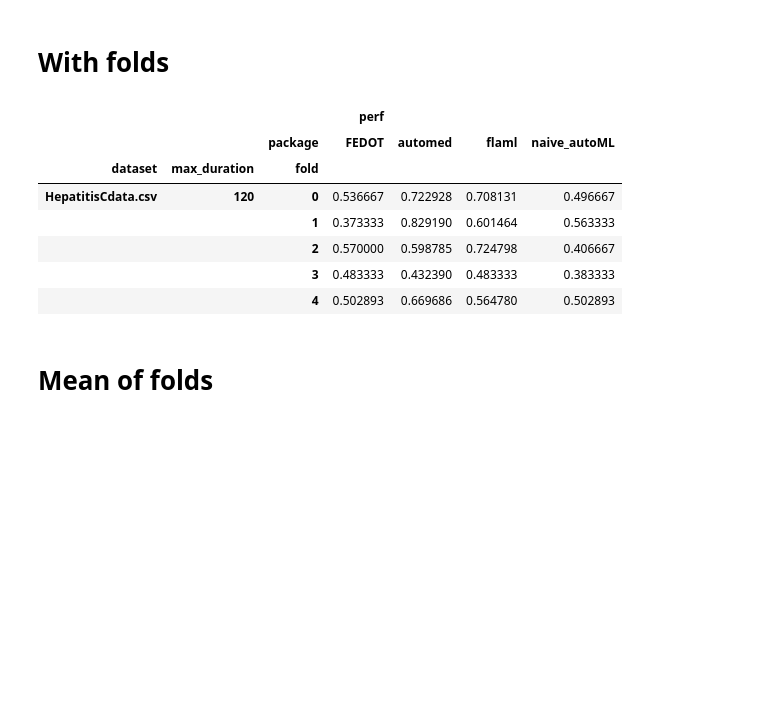
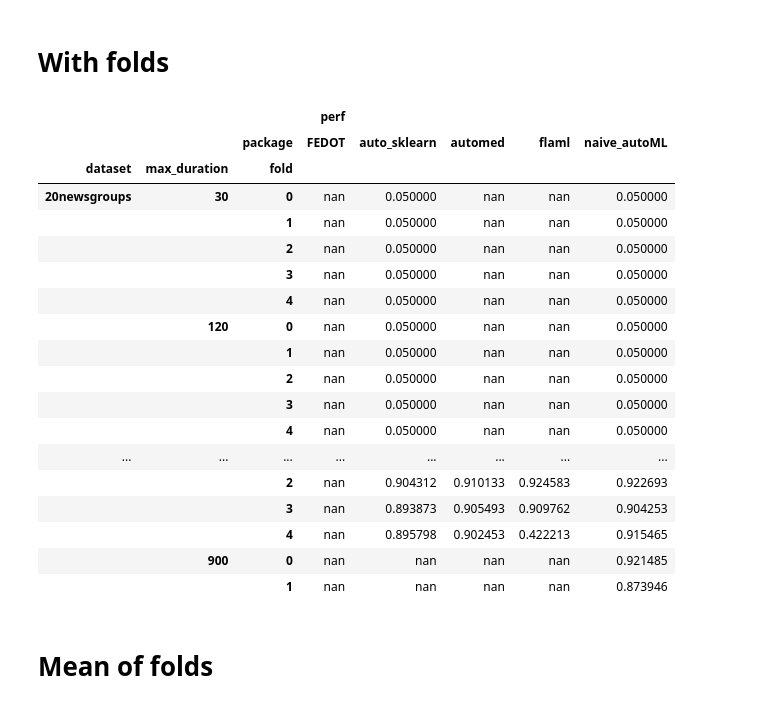
Before and after one commit to IIAS-Research/iaml, a Jupyter notebook: src/sandbox/compare_bench2.ipynb, the cells around one changed output. Cells and saved outputs as stored; diff of their text form; code cells hidden in the pictures; blank space fills up the shorter version.

```diff
--- a/src/sandbox/compare_bench2.ipynb
+++ b/src/sandbox/compare_bench2.ipynb
@@ -31,7 +33,8 @@ def compte_les_points(df):
 # Clean
 # %%
 
-bench = pd.read_csv("/stockage/rudy/automl/src/perf_logger/tests_data/bench_v2.log")
+bench = pd.read_csv("/Users/rudy/Documents/CHU/iias/baiddy_group/automl/src/perf_logger/tests_data/bench_v2.log")
+print(bench.shape)
 bench['perf'] = bench.apply(lambda row: row['balanced_accuracy'] if pd.notnull(row['balanced_accuracy']) else row['r2_score'], axis=1)
 bench = bench[(bench['max_duration'] - bench['compute_time']) >= -30] # remove line with too long computing time
 count_fold = bench.groupby(['package', 'max_duration', 'dataset']).count().reset_index()[['package', 'max_duration', 'dataset', 'fold']]
@@ -49,19 +60,30 @@ bench['perf'] = bench.apply(lambda row: row['balanced_accuracy'] if pd.notnull(r
 # %%
 merged_df = bench[['package', 'max_duration', 'dataset', 'perf', 'fold']]
 grouped = merged_df.groupby(['package', 'max_duration', 'dataset', 'fold']).mean(numeric_only=True).reset_index()[['package', 'perf', 'max_duration', 'dataset', 'fold']].dropna()
 
 # grouped
-pivot_df = grouped.pivot(index=['dataset', 'max_duration', 'fold'], columns='package').dropna()
+pivot_df = grouped.pivot(index=['dataset', 'max_duration', 'fold'], columns='package')#.dropna()
 pivot_df.style.apply(highlight_max, axis=1)
 # %% [output]
-|  |  |  | perf |  |  |  |
-|  |  | package | FEDOT | automed | flaml | naive_autoML |
-| dataset | max_duration | fold |  |  |  |  |
-| HepatitisCdata.csv | 120 | 0 | 0.536667 | 0.722928 | 0.708131 | 0.496667 |
-|  |  | 1 | 0.373333 | 0.829190 | 0.601464 | 0.563333 |
-|  |  | 2 | 0.570000 | 0.598785 | 0.724798 | 0.406667 |
-|  |  | 3 | 0.483333 | 0.432390 | 0.483333 | 0.383333 |
-|  |  | 4 | 0.502893 | 0.669686 | 0.564780 | 0.502893 |
+|  |  |  | perf |  |  |  |  |
+|  |  | package | FEDOT | auto_sklearn | automed | flaml | naive_autoML |
+| dataset | max_duration | fold |  |  |  |  |  |
+| 20newsgroups | 30 | 0 | nan | 0.050000 | nan | nan | 0.050000 |
+|  |  | 1 | nan | 0.050000 | nan | nan | 0.050000 |
+|  |  | 2 | nan | 0.050000 | nan | nan | 0.050000 |
+|  |  | 3 | nan | 0.050000 | nan | nan | 0.050000 |
+|  |  | 4 | nan | 0.050000 | nan | nan | 0.050000 |
+|  | 120 | 0 | nan | 0.050000 | nan | nan | 0.050000 |
+|  |  | 1 | nan | 0.050000 | nan | nan | 0.050000 |
+|  |  | 2 | nan | 0.050000 | nan | nan | 0.050000 |
+|  |  | 3 | nan | 0.050000 | nan | nan | 0.050000 |
+|  |  | 4 | nan | 0.050000 | nan | nan | 0.050000 |
+| ... | ... | ... | ... | ... | ... | ... | ... |
+|  |  | 2 | nan | 0.904312 | 0.910133 | 0.924583 | 0.922693 |
+|  |  | 3 | nan | 0.893873 | 0.905493 | 0.909762 | 0.904253 |
+|  |  | 4 | nan | 0.895798 | 0.902453 | 0.422213 | 0.915465 |
+|  | 900 | 0 | nan | nan | nan | nan | 0.921485 |
+|  |  | 1 | nan | nan | nan | nan | 0.873946 |
 # %% [markdown]
 # Mean of folds
 # %%
```
Also changed, not shown: parts of 18 cells of this notebook, 3 other files.
